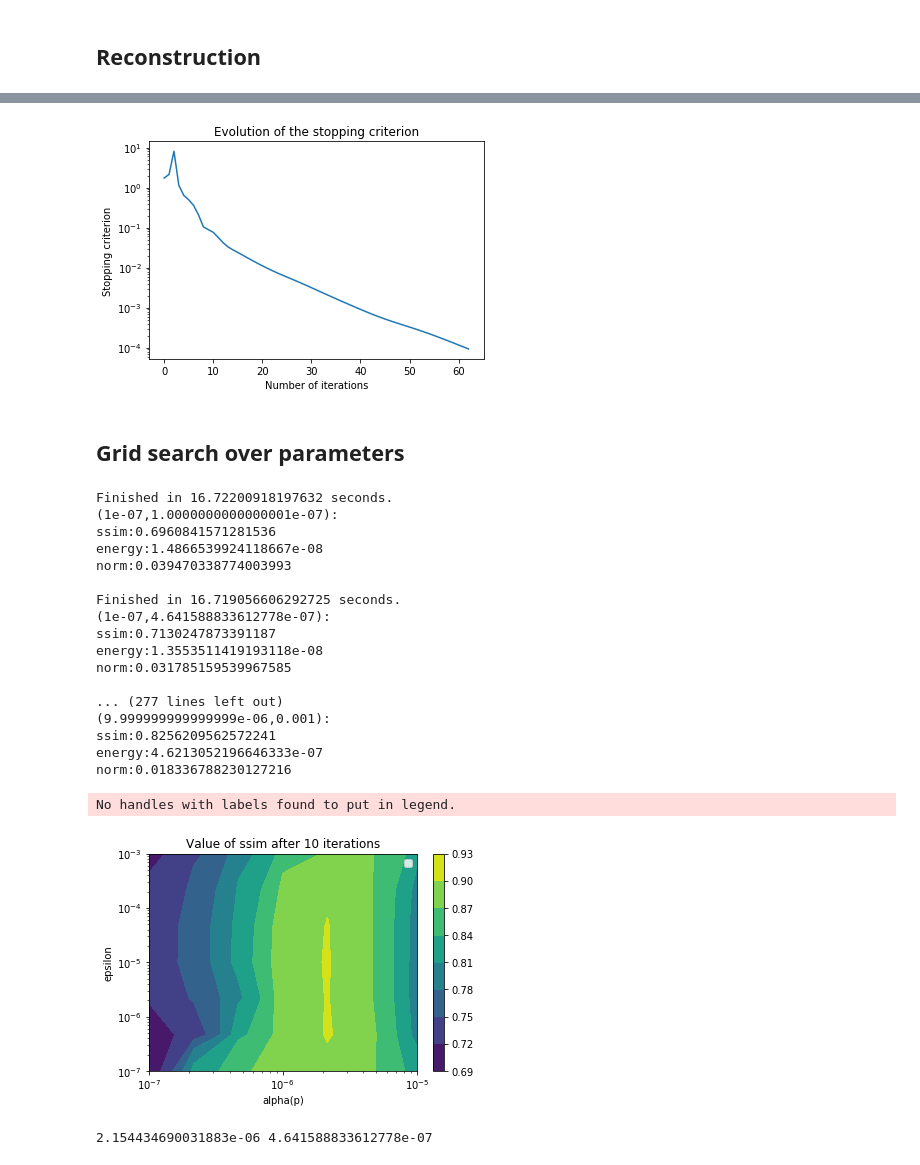
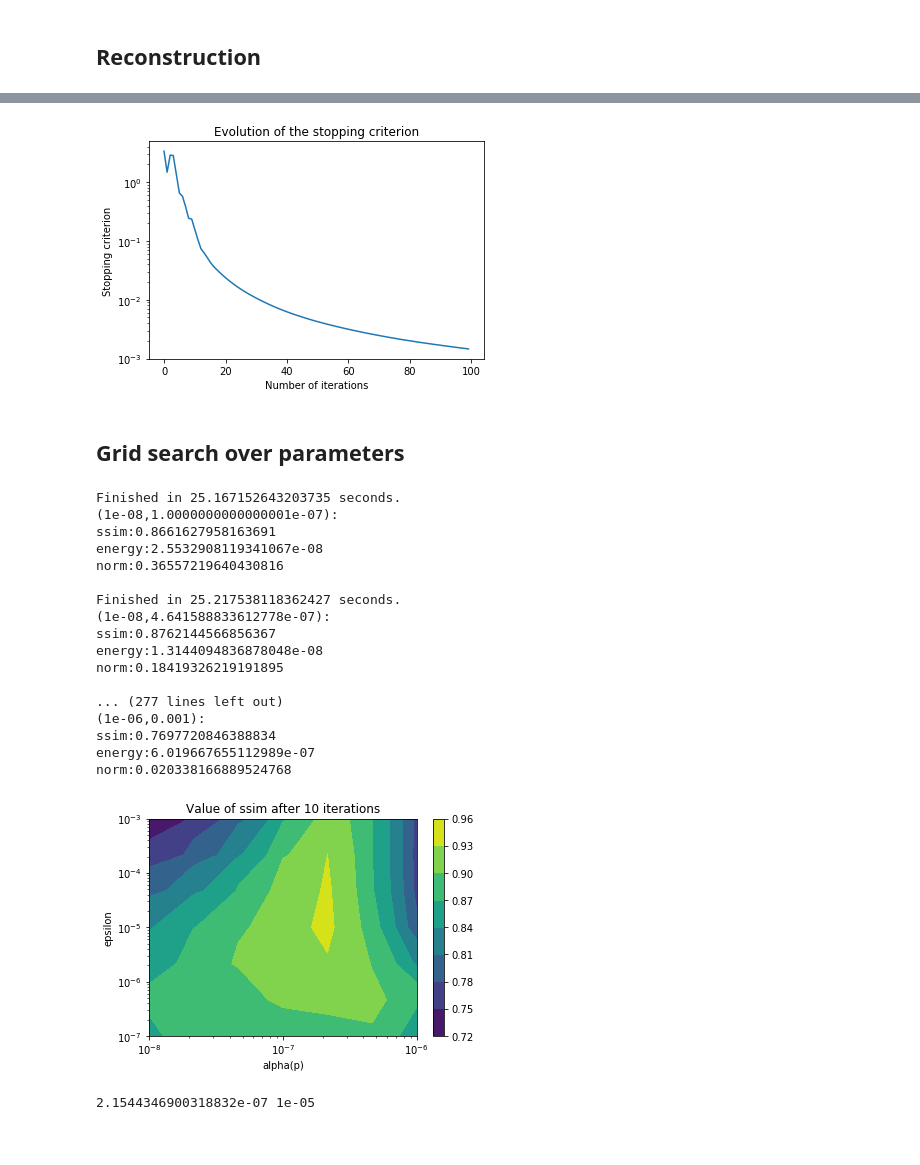
Before and after one commit to Biagig/Learning-Sampling-Pattern, a Jupyter notebook: Example.ipynb, the cells around one changed output, grey strips where cells are left out. Cells and saved outputs as stored; diff of their text form; code cells hidden in the pictures.

```diff
--- a/Example.ipynb
+++ b/Example.ipynb
@@ -70,8 +52,8 @@ new_loc = kspace_loc[np.where(p)]
 #pysap.Image(data = convert_locations_to_mask(np.array(new_loc),u0.shape)).show()
 
 #Wavelet
-linear_op = WaveletN(wavelet_name="db8",nb_scale=4,padding_mode = "periodization")
-#linear_op = WaveletUD2(wavelet_id=24,nb_scale=3)
+#linear_op = WaveletN(wavelet_name="db8",nb_scale=4,padding_mode = "periodization")
+linear_op = WaveletUD2(wavelet_id=24,nb_scale=3)
 # %%
 #ifft on noised data = base result
 uk = fourier_op.adj_op(p*y)
@@ -88,7 +70,7 @@ from algo.prox import prox_G,prox_F1_dual,prox_F2_dual
 from algo.pdhg import pdhg
 from algo.cost_utils import f1,f2,g
 # %%
-param = {"pn1":2e-6,"epsilon":1e-5,"gamma":1e-10}
+param = {"pn1":2.15e-7,"epsilon":1e-5,"gamma":1e-10}
 # %%
 print(g(u0_mat,param["epsilon"]),f2(linear_op.op(u0_mat),param["pn1"],param["gamma"]))
 # %% [output]
@@ -96,6 +78,6 @@ print(g(u0_mat,param["epsilon"]),f2(linear_op.op(u0_mat),param["pn1"],param["gam
 # %%
 # -- Solving --
 # myconst = {"sigma":1.15,"tau":0.43}
-uk,norms,energy,ssims = pdhg(y,p,fourier_op,linear_op,param,ground_truth=u0_mat,maxit=200)
+uk,norms,energy,ssims = pdhg(y,p,fourier_op,linear_op,param,ground_truth=u0_mat,maxit=100)
 # %% [output]
 10  iterations:
@@ -155,11 +139,11 @@ plt.yscale("log")
 #plt.savefig("Comparisons/undecimated/pdhg/norms.png")
 plt.show()
 # %% [output]
-[figure, old version]
+[figure, new version]
 # %% [markdown]
 ## Grid search over parameters
 # %%
-alphas = 1e-6*np.logspace(-1,1,7)
+alphas = 1e-7*np.logspace(-1,1,7)
 eps = 1e-5*np.logspace(-2,2,7)
 ssims = np.zeros((7,7))
 conv = np.zeros((7,7))
@@ -169,48 +153,46 @@ for i in range(7):
     for j in range(7):
         param["pn1"]=alphas[i]
         param["epsilon"]=eps[j]
-        uk,norms,energy = pdhg(y,p,fourier_op,linear_op,param,maxit=30,verbose=0)
+        uk,norms,energy = pdhg(y,p,fourier_op,linear_op,param,maxit=20,verbose=0)
 
         energies[i,j]=energy[-1]
         conv[i,j]=norms[-1]
         ssims[i,j]=ssim(uk,u0_mat)
         print(f"({alphas[i]},{eps[j]}):\nssim:{ssims[i,j]}\nenergy:{energies[i,j]}\nnorm:{conv[i,j]}\n")
 # %% [output]
-Finished in 16.72200918197632 seconds.
-(1e-07,1.0000000000000001e-07):
-ssim:0.6960841571281536
-energy:1.4866539924118667e-08
-norm:0.039470338774003993
+Finished in 25.167152643203735 seconds.
+(1e-08,1.0000000000000001e-07):
+ssim:0.8661627958163691
+energy:2.5532908119341067e-08
+norm:0.36557219640430816
 
-Finished in 16.719056606292725 seconds.
-(1e-07,4.641588833612778e-07):
-ssim:0.7130247873391187
-energy:1.3553511419193118e-08
-norm:0.031785159539967585
+Finished in 25.217538118362427 seconds.
+(1e-08,4.641588833612778e-07):
+ssim:0.8762144566856367
+energy:1.3144094836878048e-08
+norm:0.18419326219191895
 
 ... (277 lines left out)
-(9.999999999999999e-06,0.001):
-ssim:0.8256209562572241
-energy:4.6213052196646333e-07
-norm:0.018336788230127216
+(1e-06,0.001):
+ssim:0.7697720846388834
+energy:6.019667655112989e-07
+norm:0.020338166889524768
 # %%
 X,Y = np.meshgrid(alphas,eps)
 const_to_test = np.stack([X.flatten('F'),Y.flatten('F')],axis=1)
 
 plt.contourf(X,Y,ssims.transpose())
 plt.title("Value of ssim after 10 iterations")
 plt.xlabel("alpha(p)")
 plt.ylabel("epsilon")
 plt.xscale("log")
 plt.yscale("log")
 plt.colorbar()
-plt.legend()
-#plt.savefig("Comparisons/sym8/pdhg/ssims.png")
+#plt.savefig("Comparisons/undecimated/pdhg/ssims.png")
 plt.show()
 # %% [output]
-No handles with labels found to put in legend.
-[figure, old version]
+[figure, new version]
 # %%
 print(alphas[np.argmax(ssims)//7],eps[np.argmax(ssims)%7])
 # %% [output]
-2.154434690031883e-06 4.641588833612778e-07
+2.1544346900318832e-07 1e-05
```
Also changed, not shown: parts of 9 cells of this notebook.
